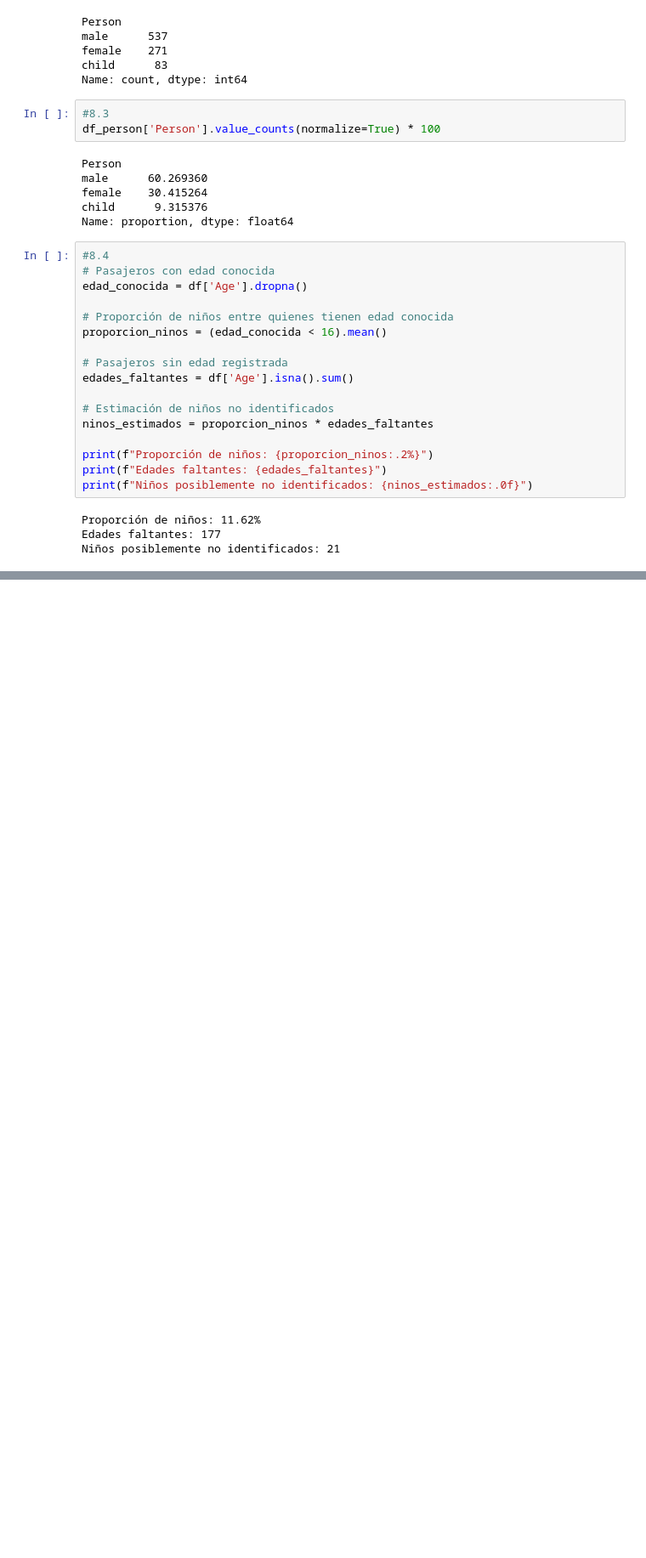
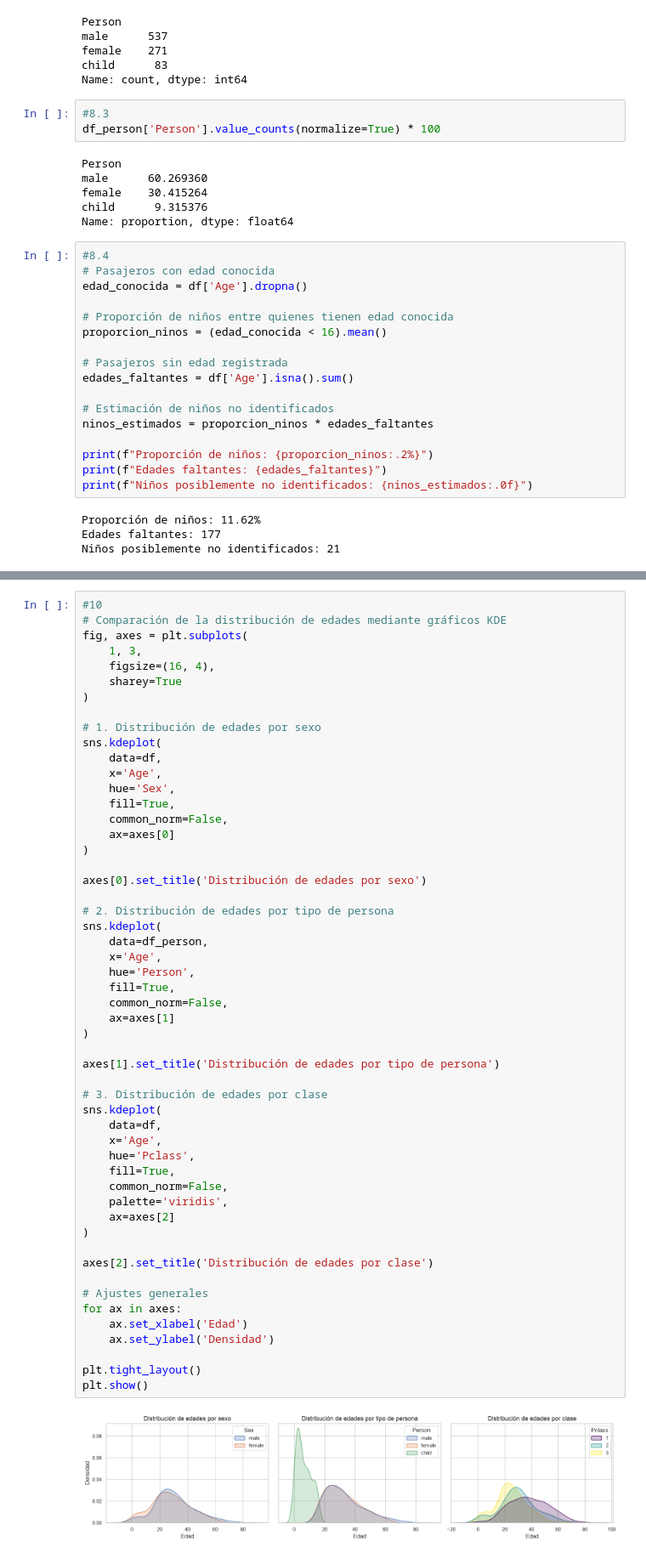
Before and after one commit to BetoVinasco/proyecto_ciencia_datos, a Jupyter notebook: notebooks/02_exploracion.ipynb, the cells around one changed output, grey strips where cells are left out. Shown at 85% size. Cells and saved outputs as stored; diff of their text form; blank space fills up the shorter version.

```diff
--- a/notebooks/02_exploracion.ipynb
+++ b/notebooks/02_exploracion.ipynb
@@ -327,0 +342,55 @@ Niños posiblemente no identificados: 21
+# %%
+#10
+# Comparación de la distribución de edades mediante gráficos KDE
+fig, axes = plt.subplots(
+    1, 3,
+    figsize=(16, 4),
+    sharey=True
+)
+
+# 1. Distribución de edades por sexo
+sns.kdeplot(
+    data=df,
+    x='Age',
+    hue='Sex',
+    fill=True,
+    common_norm=False,
+    ax=axes[0]
+)
+
+axes[0].set_title('Distribución de edades por sexo')
+
+# 2. Distribución de edades por tipo de persona
+sns.kdeplot(
+    data=df_person,
+    x='Age',
+    hue='Person',
+    fill=True,
+    common_norm=False,
+    ax=axes[1]
+)
+
+axes[1].set_title('Distribución de edades por tipo de persona')
+
+# 3. Distribución de edades por clase
+sns.kdeplot(
+    data=df,
+    x='Age',
+    hue='Pclass',
+    fill=True,
+    common_norm=False,
+    palette='viridis',
+    ax=axes[2]
+)
+
+axes[2].set_title('Distribución de edades por clase')
+
+# Ajustes generales
+for ax in axes:
+    ax.set_xlabel('Edad')
+    ax.set_ylabel('Densidad')
+
+plt.tight_layout()
+plt.show()
+# %% [output]
+[figure, added]
```
Also changed, not shown: parts of 32 cells of this notebook, 3 other files.
